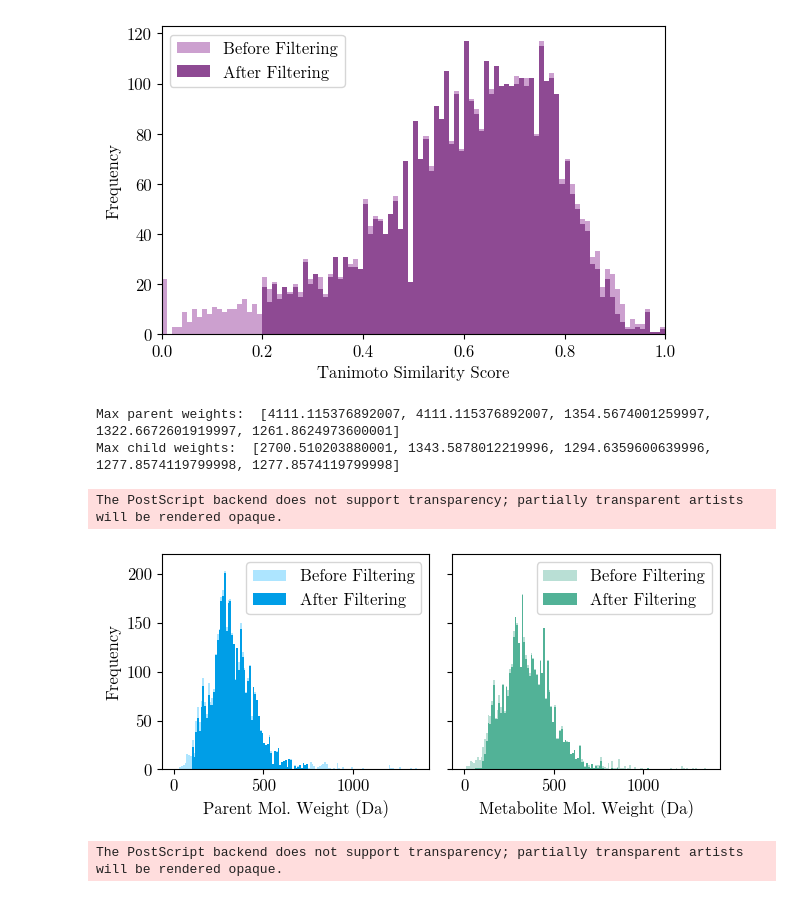
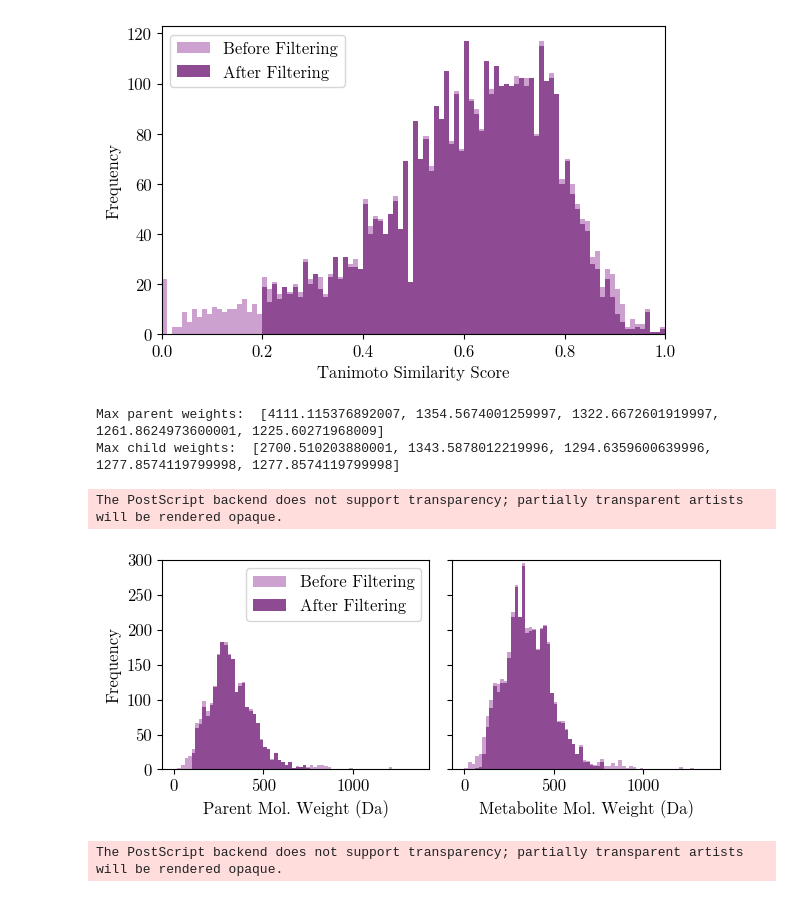
Before and after one commit to tsofiac/LAGOM, a Jupyter notebook: data_analysis/data_analysis_plots.ipynb, the cells around one changed output. Drawn from its saved outputs; the diff is of its cells as text; code cells hidden in the pictures.

```diff
--- a/data_analysis/data_analysis_plots.ipynb
+++ b/data_analysis/data_analysis_plots.ipynb
@@ -96,18 +96,35 @@ plot_fingerprint_similarity(before, after, "fingerprints")
 The PostScript backend does not support transparency; partially transparent artists will be rendered opaque.
 [figure]
 # %%
+# def molecular_weight_analysis_2(dataset):
+#     metabolite_weights, parent_weights = [], []
+
+#     parents = dataset["parent_smiles"]
+#     metabolites = dataset["child_smiles"]
+
+#     for parent, metabolite in zip(parents, metabolites):
+#         metabolite_weight = Descriptors.ExactMolWt(Chem.MolFromSmiles(metabolite))
+#         metabolite_weights.append(metabolite_weight)
+
+#         parent_weight = Descriptors.ExactMolWt(Chem.MolFromSmiles(parent))
+#         parent_weights.append(parent_weight)
+
+#     return metabolite_weights, parent_weights
+
 def molecular_weight_analysis_2(dataset):
+    # Use a set to store unique parent and child SMILES
+    unique_parents_smiles = set(dataset["parent_smiles"])
+    unique_child_smiles = set(dataset["child_smiles"])
+
     metabolite_weights, parent_weights = [], []
 
-    parents = dataset["parent_smiles"]
-    metabolites = dataset["child_smiles"]
+    for parent in unique_parents_smiles:
+        parent_weight = Descriptors.ExactMolWt(Chem.MolFromSmiles(parent))
+        parent_weights.append(parent_weight)
 
-    for parent, metabolite in zip(parents, metabolites):
+    for metabolite in unique_child_smiles:
         metabolite_weight = Descriptors.ExactMolWt(Chem.MolFromSmiles(metabolite))
         metabolite_weights.append(metabolite_weight)
-
-        parent_weight = Descriptors.ExactMolWt(Chem.MolFromSmiles(parent))
-        parent_weights.append(parent_weight)
 
     return metabolite_weights, parent_weights
 
@@ -135,47 +152,47 @@ def plot_molecular_weights_comparison(before_file, after_file, save_figure=None)
     print("Max child weights: ", top_five_maximums)
 
     x_range = (0, 1360)
-    bin_width = 10
+    bin_width = 20
     bins = np.arange(x_range[0], x_range[1] + bin_width, bin_width)
 
     axes[0].hist(
-        parent_weights_before, bins=bins, color="#ADE5FF", label="Before Filtering"
+        parent_weights_before, bins=bins, color="#CCA0CF", label="Before Filtering"
     )
     axes[0].hist(
-        parent_weights_after, bins=bins, color="#009EE7", label="After Filtering"
+        parent_weights_after, bins=bins, color="#8E4A93", label="After Filtering"
     )
     axes[0].set_xlabel("Parent Mol. Weight (Da)")
     axes[0].set_ylabel("Frequency")
     # axes[0].set_xlim(0, 800)
     axes[0].legend()
 
     axes[1].hist(
-        metabolite_weights_before, bins=bins, color="#B9DFD5", label="Before Filtering"
+        metabolite_weights_before, bins=bins, color="#CCA0CF", label="Before Filtering"
     )
     axes[1].hist(
-        metabolite_weights_after, bins=bins, color="#52B297", label="After Filtering"
+        metabolite_weights_after, bins=bins, color="#8E4A93", label="After Filtering"
     )
     axes[1].set_xlabel("Metabolite Mol. Weight (Da)")
     # axes[1].set_xlim(0, 800)
-    axes[1].set_ylim(0, 220)
-    axes[1].legend()
+    axes[1].set_ylim(0, 300)
+    # axes[1].legend()
 
     if save_figure is not None:
         os.makedirs("figures", exist_ok=True)
         plt.savefig(f"figures/{save_figure}.eps", format="eps", bbox_inches='tight')
 
     plt.tight_layout()
     plt.show()
 
 
 before = "../dataset/curated_data/combined_smiles_before_filters.csv"
 after = "../dataset/curated_data/combined_smiles_clean.csv"
 plot_molecular_weights_comparison(before, after, "weight_comparison")
 # %% [output]
-Max parent weights:  [4111.115376892007, 4111.115376892007, 1354.5674001259997, 1322.6672601919997, 1261.8624973600001]
+Max parent weights:  [4111.115376892007, 1354.5674001259997, 1322.6672601919997, 1261.8624973600001, 1225.60271968009]
 Max child weights:  [2700.510203880001, 1343.5878012219996, 1294.6359600639996, 1277.8574119799998, 1277.8574119799998]
 The PostScript backend does not support transparency; partially transparent artists will be rendered opaque.
-[figure, old version]
+[figure, new version]
 # %%
 # Element count
 def define_atoms(molecule):
```
Also changed, not shown: parts of 2 cells of this notebook, 7 other files.
